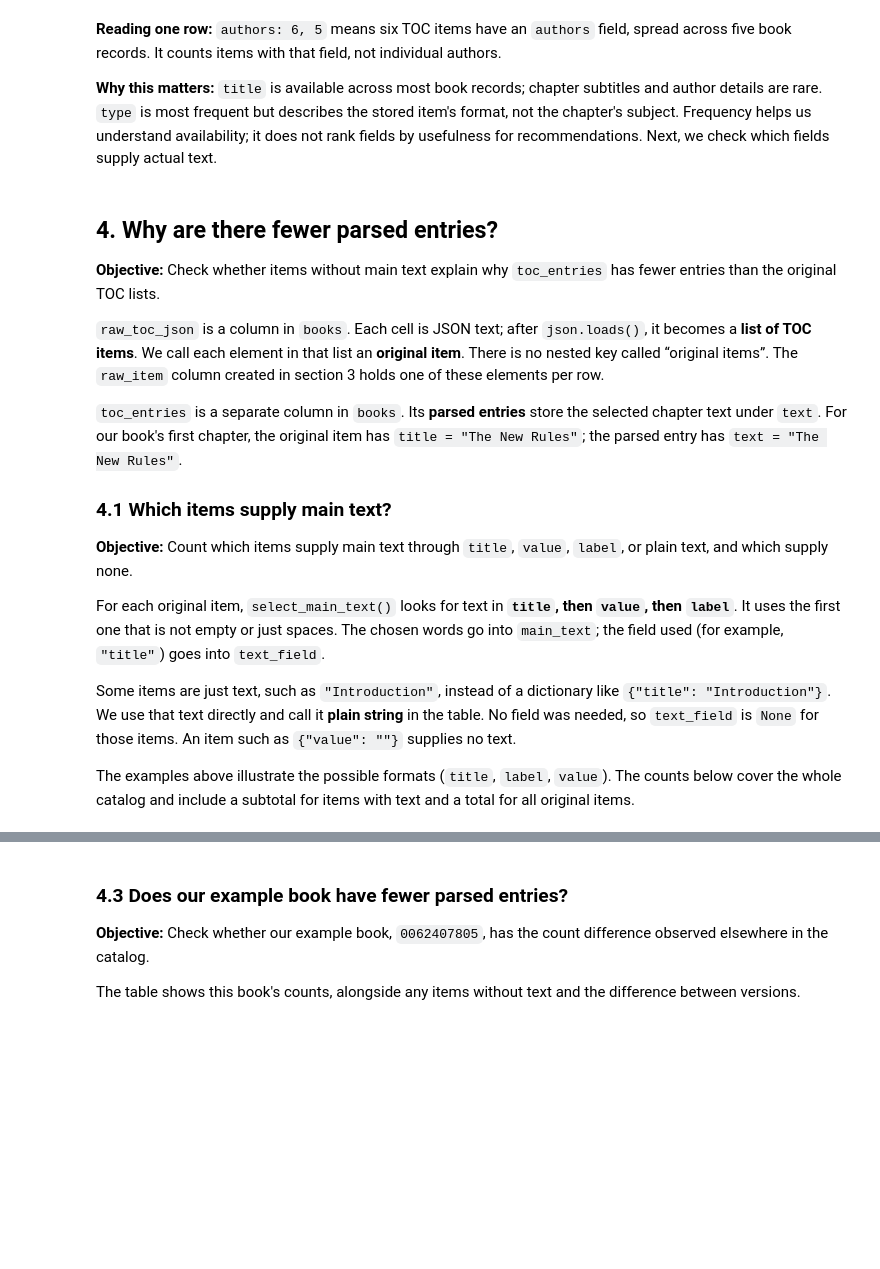
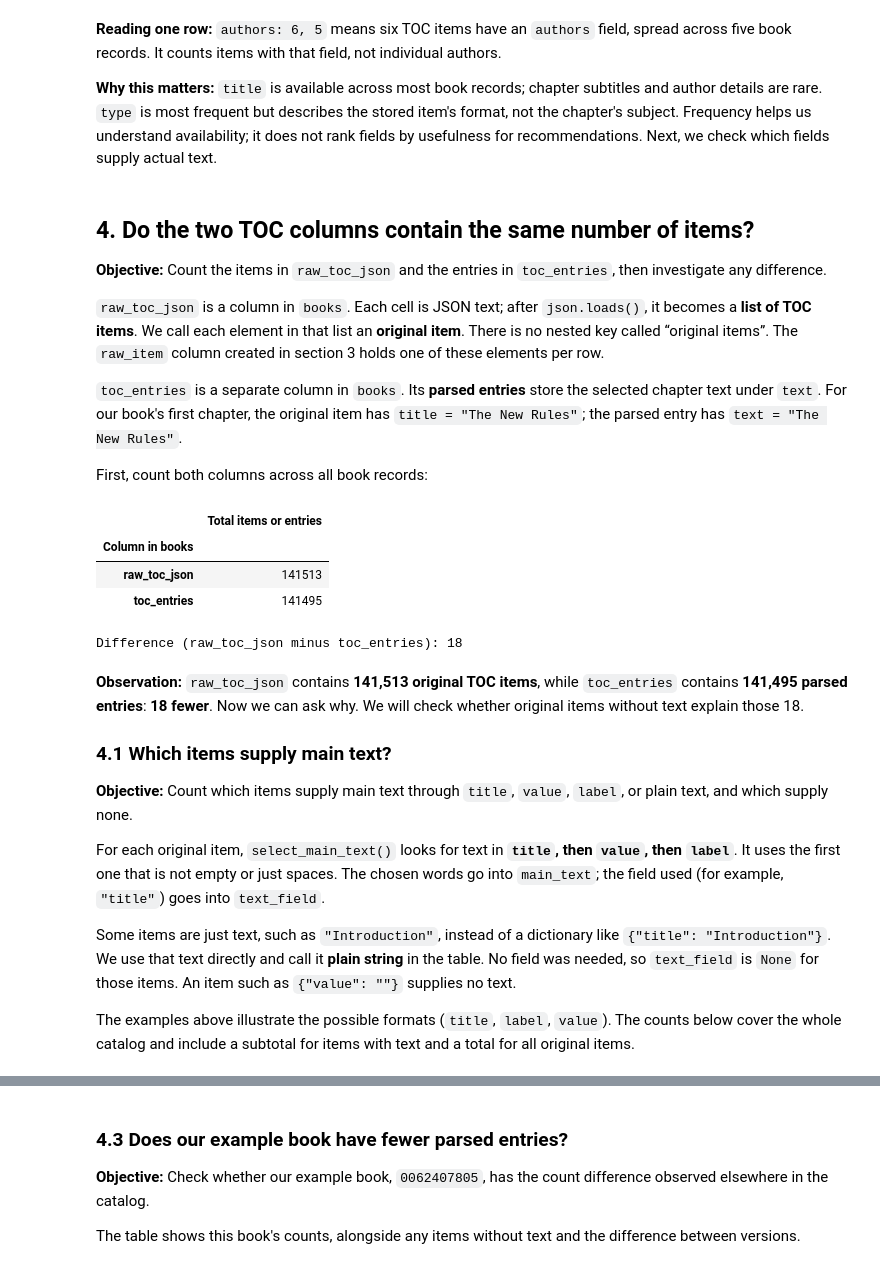
Before and after one commit to dominiclizarraga/bookpath_v2, a Jupyter notebook: notebooks/02_toc_eda.ipynb, the cells around one changed output, grey strips where cells are left out. Cells and saved outputs as stored; diff of their text form; code cells hidden in the pictures; blank space fills up the shorter version.

```diff
--- a/notebooks/02_toc_eda.ipynb
+++ b/notebooks/02_toc_eda.ipynb
@@ -284,23 +286,41 @@ display(property_summary.assign(
 
 **Why this matters:** `title` is available across most book records; chapter subtitles and author details are rare. `type` is most frequent but describes the stored item's format, not the chapter's subject. Frequency helps us understand availability; it does not rank fields by usefulness for recommendations. Next, we check which fields supply actual text.
 # %% [markdown]
-## 4. Why are there fewer parsed entries?
+## 4. Do the two TOC columns contain the same number of items?
 
-**Objective:** Check whether items without main text explain why `toc_entries` has fewer entries than the original TOC lists.
+**Objective:** Count the items in `raw_toc_json` and the entries in `toc_entries`, then investigate any difference.
 
 `raw_toc_json` is a column in `books`. Each cell is JSON text; after `json.loads()`, it becomes a **list of TOC items**. We call each element in that list an **original item**. There is no nested key called “original items”. The `raw_item` column created in section 3 holds one of these elements per row.
 
 `toc_entries` is a separate column in `books`. Its **parsed entries** store the selected chapter text under `text`. For our book's first chapter, the original item has `title = "The New Rules"`; the parsed entry has `text = "The New Rules"`.
 
-### 4.1 Which items supply main text?
 
-**Objective:** Count which items supply main text through `title`, `value`, `label`, or plain text, and which supply none.
-
-For each original item, `select_main_text()` looks for text in **`title`, then `value`, then `label`**. It uses the first one that is not empty or just spaces. The chosen words go into `main_text`; the field used (for example, `"title"`) goes into `text_field`.
-
-Some items are just text, such as `"Introduction"`, instead of a dictionary like `{"title": "Introduction"}`. We use that text directly and call it **plain string** in the table. No field was needed, so `text_field` is `None` for those items. An item such as `{"value": ""}` supplies no text.
-
-The examples above illustrate the possible formats (`title`, `label`, `value`). The counts below cover the whole catalog and include a subtotal for items with text and a total for all original items.
+First, count both columns across all book records:
+# %%
+toc_column_totals = pd.Series({
+    "raw_toc_json": raw_tocs.map(len).sum(),
+    "toc_entries": books["toc_entries"].map(len).sum(),
+}, name="Total items or entries")
+display(toc_column_totals.rename_axis("Column in books").to_frame())
+print(f"Difference (raw_toc_json minus toc_entries): {toc_column_totals['raw_toc_json'] - toc_column_totals['toc_entries']:,}")
+# %% [output]
+|  | Total items or entries |
+| Column in books |  |
+| raw_toc_json | 141513 |
+| toc_entries | 141495 |
+Difference (raw_toc_json minus toc_entries): 18
+# %% [markdown]
+**Observation:** `raw_toc_json` contains **141,513 original TOC items**, while `toc_entries` contains **141,495 parsed entries**: **18 fewer**. Now we can ask why. We will check whether original items without text explain those 18.
+
+### 4.1 Which items supply main text?
+
+**Objective:** Count which items supply main text through `title`, `value`, `label`, or plain text, and which supply none.
+
+For each original item, `select_main_text()` looks for text in **`title`, then `value`, then `label`**. It uses the first one that is not empty or just spaces. The chosen words go into `main_text`; the field used (for example, `"title"`) goes into `text_field`.
+
+Some items are just text, such as `"Introduction"`, instead of a dictionary like `{"title": "Introduction"}`. We use that text directly and call it **plain string** in the table. No field was needed, so `text_field` is `None` for those items. An item such as `{"value": ""}` supplies no text.
+
+The examples above illustrate the possible formats (`title`, `label`, `value`). The counts below cover the whole catalog and include a subtotal for items with text and a total for all original items.
 # %%
 def select_main_text(item):
     if isinstance(item, str):
```
Also changed, not shown: parts of 26 cells of this notebook.
